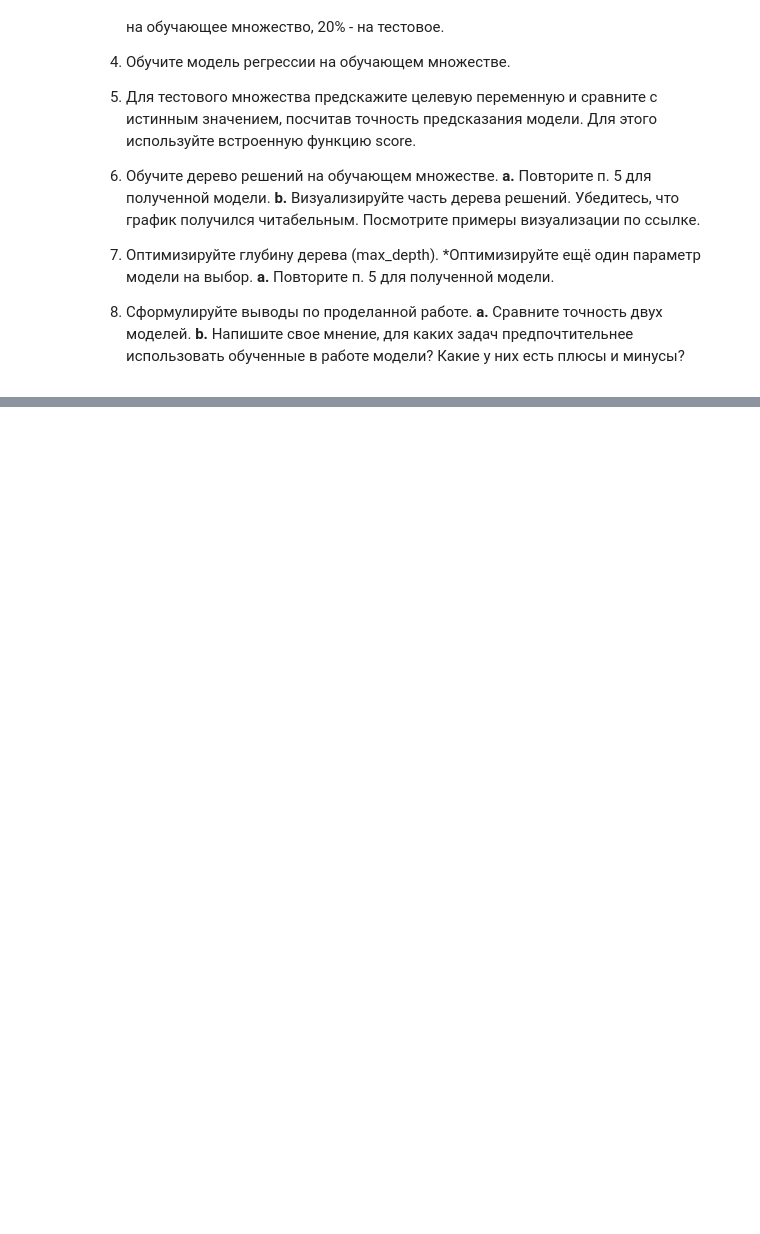
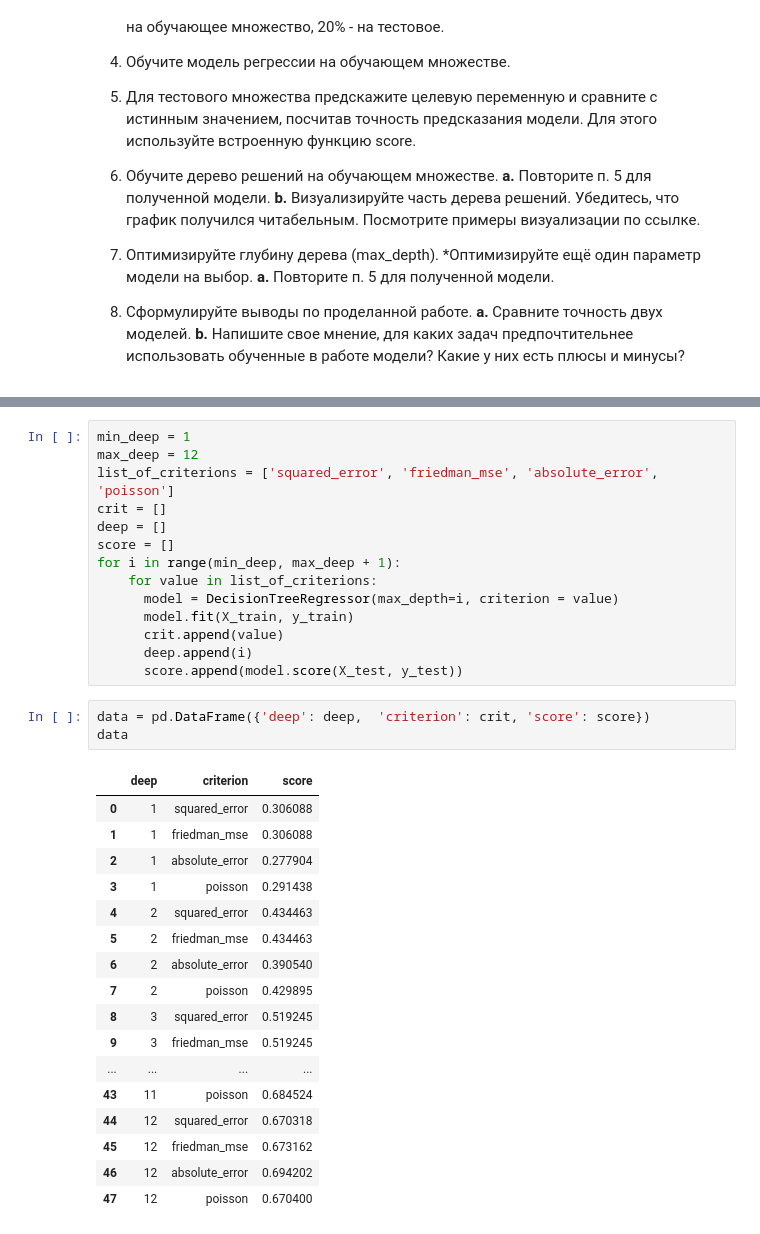
Before and after one commit to msavilov/Feature_Engineering_ML, a Jupyter notebook: 6_Decision_trees/decision_trees.ipynb, the cells around one changed output, grey strips where cells are left out. Drawn from its saved outputs; the diff is of its cells as text; blank space fills up the shorter version.

```diff
--- a/6_Decision_trees/decision_trees.ipynb
+++ b/6_Decision_trees/decision_trees.ipynb
@@ -29,0 +176,35 @@
+# %%
+min_deep = 1
+max_deep = 12
+list_of_criterions = ['squared_error', 'friedman_mse', 'absolute_error', 'poisson']
+crit = []
+deep = []
+score = []
+for i in range(min_deep, max_deep + 1):
+    for value in list_of_criterions:
+      model = DecisionTreeRegressor(max_depth=i, criterion = value)
+      model.fit(X_train, y_train)
+      crit.append(value)
+      deep.append(i)
+      score.append(model.score(X_test, y_test))
+# %%
+data = pd.DataFrame({'deep': deep,  'criterion': crit, 'score': score})
+data
+# %% [output]
+|  | deep | criterion | score |
+| 0 | 1 | squared_error | 0.306088 |
+| 1 | 1 | friedman_mse | 0.306088 |
+| 2 | 1 | absolute_error | 0.277904 |
+| 3 | 1 | poisson | 0.291438 |
+| 4 | 2 | squared_error | 0.434463 |
+| 5 | 2 | friedman_mse | 0.434463 |
+| 6 | 2 | absolute_error | 0.390540 |
+| 7 | 2 | poisson | 0.429895 |
+| 8 | 3 | squared_error | 0.519245 |
+| 9 | 3 | friedman_mse | 0.519245 |
+| ... | ... | ... | ... |
+| 43 | 11 | poisson | 0.684524 |
+| 44 | 12 | squared_error | 0.670318 |
+| 45 | 12 | friedman_mse | 0.673162 |
+| 46 | 12 | absolute_error | 0.694202 |
+| 47 | 12 | poisson | 0.670400 |
```
Also changed, not shown: parts of 26 cells of this notebook, 1 other file.
